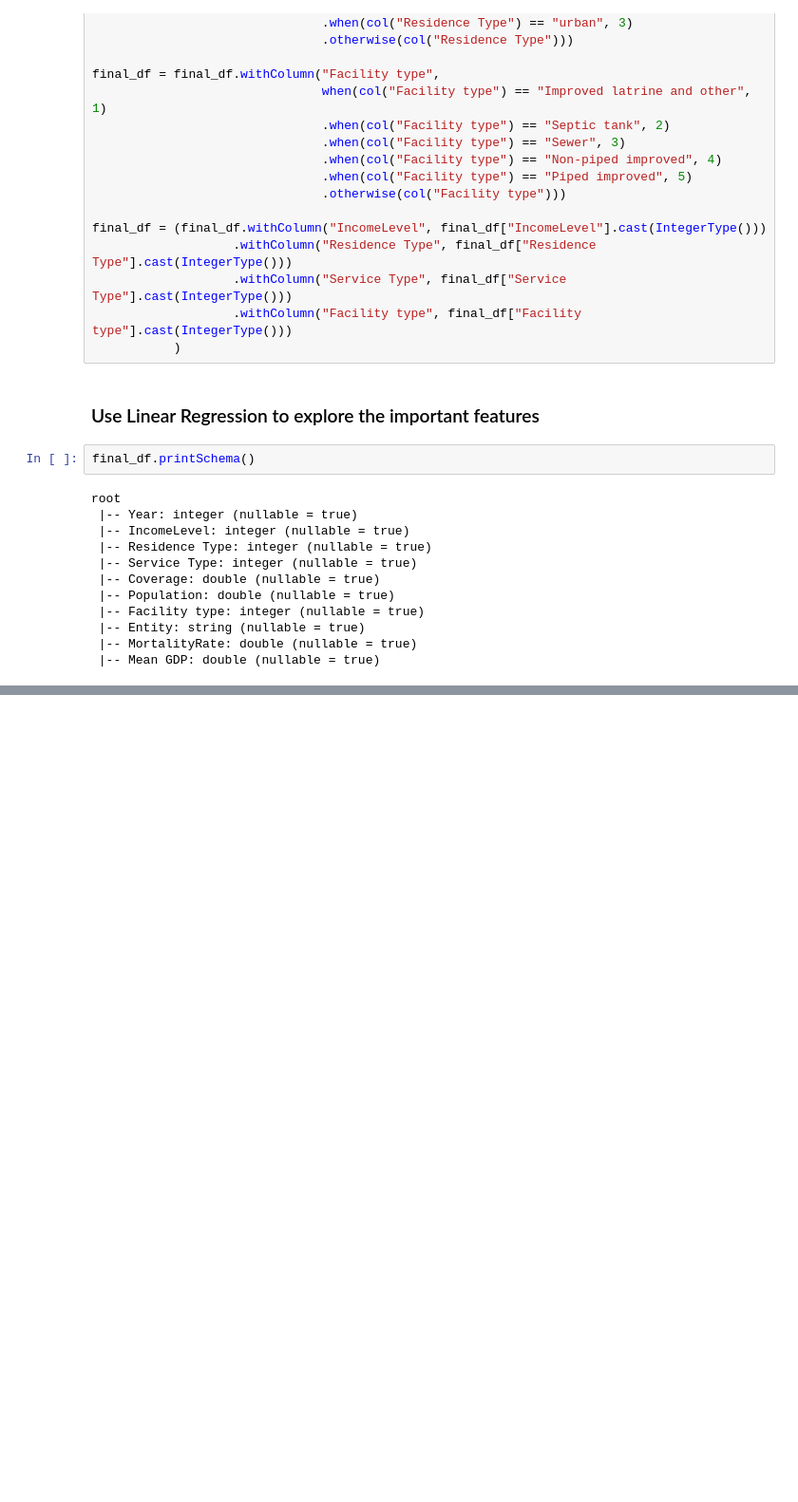
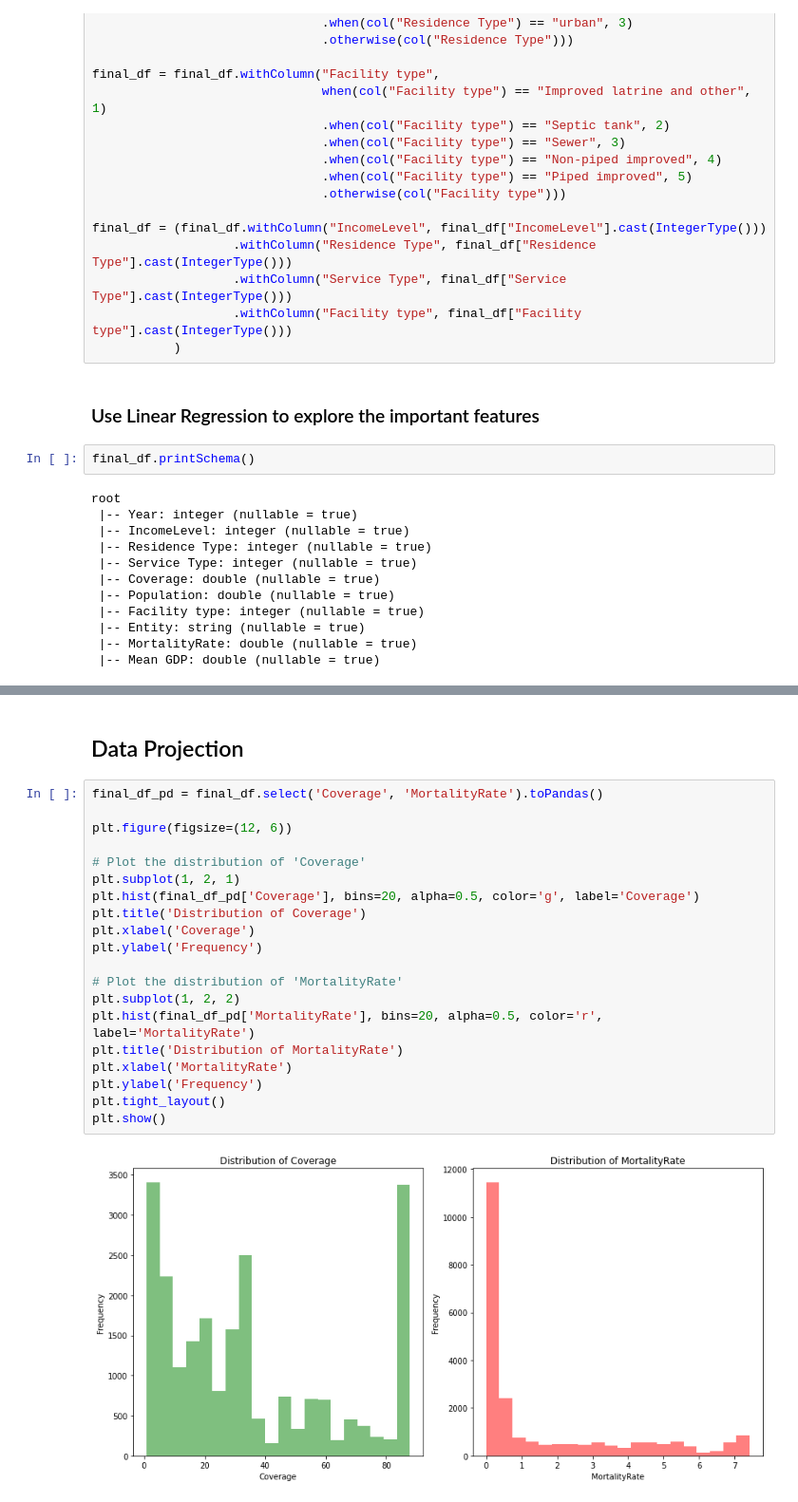
Before and after one commit to zdinyu/INFOSYS722I4, a Jupyter notebook: 04 - Data Transformation.ipynb, the cells around one changed output, grey strips where cells are left out. Shown at 95% size. Drawn from its saved outputs; the diff is of its cells as text; blank space fills up the shorter version.

```diff
--- a/04 - Data Transformation.ipynb
+++ b/04 - Data Transformation.ipynb
@@ -176,0 +289,24 @@ assembler = VectorAssembler(
+# %% [markdown]
+## Data Projection
+# %%
+final_df_pd = final_df.select('Coverage', 'MortalityRate').toPandas()
+
+plt.figure(figsize=(12, 6))
+
+# Plot the distribution of 'Coverage'
+plt.subplot(1, 2, 1)
+plt.hist(final_df_pd['Coverage'], bins=20, alpha=0.5, color='g', label='Coverage')
+plt.title('Distribution of Coverage')
+plt.xlabel('Coverage')
+plt.ylabel('Frequency')
+
+# Plot the distribution of 'MortalityRate'
+plt.subplot(1, 2, 2)
+plt.hist(final_df_pd['MortalityRate'], bins=20, alpha=0.5, color='r', label='MortalityRate')
+plt.title('Distribution of MortalityRate')
+plt.xlabel('MortalityRate')
+plt.ylabel('Frequency')
+plt.tight_layout()
+plt.show()
+# %% [output]
+[figure, added]
```
Also changed, not shown: parts of 14 cells of this notebook.
